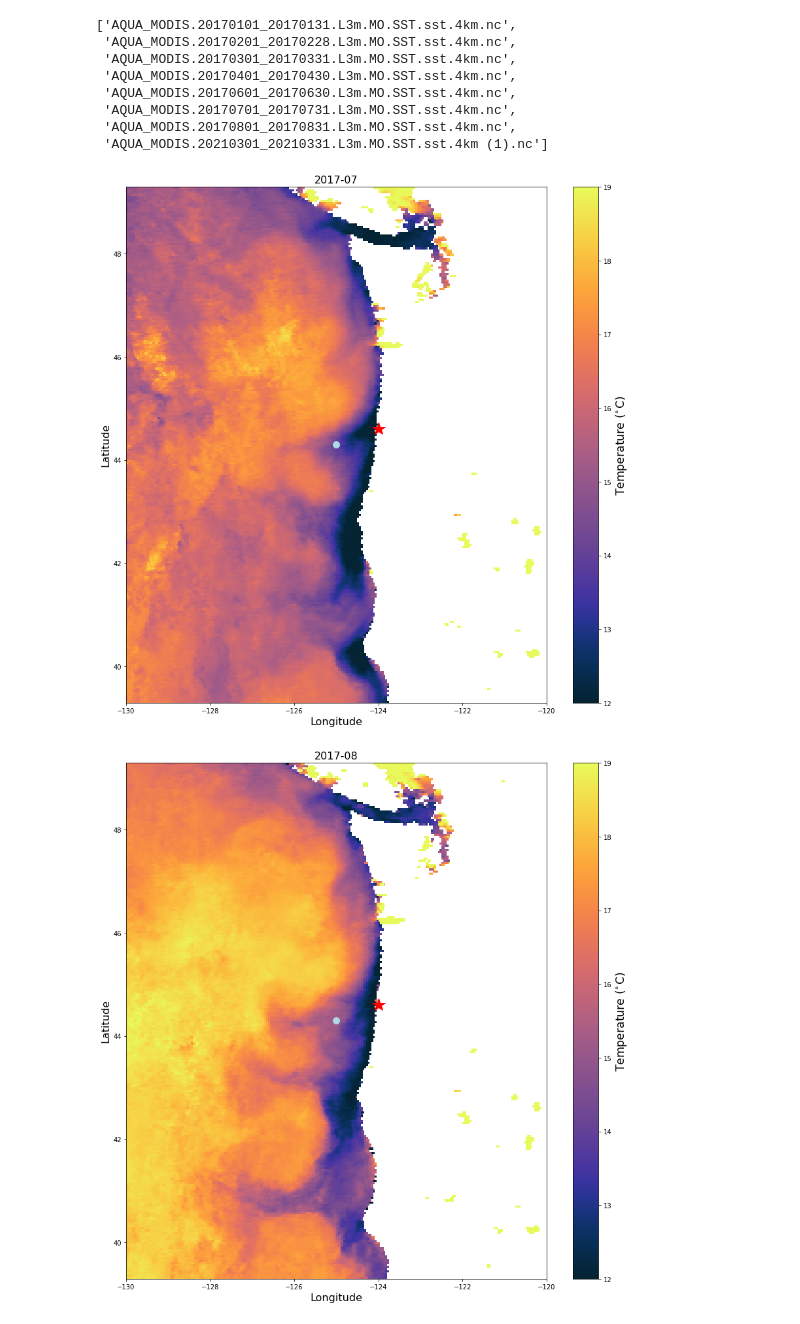
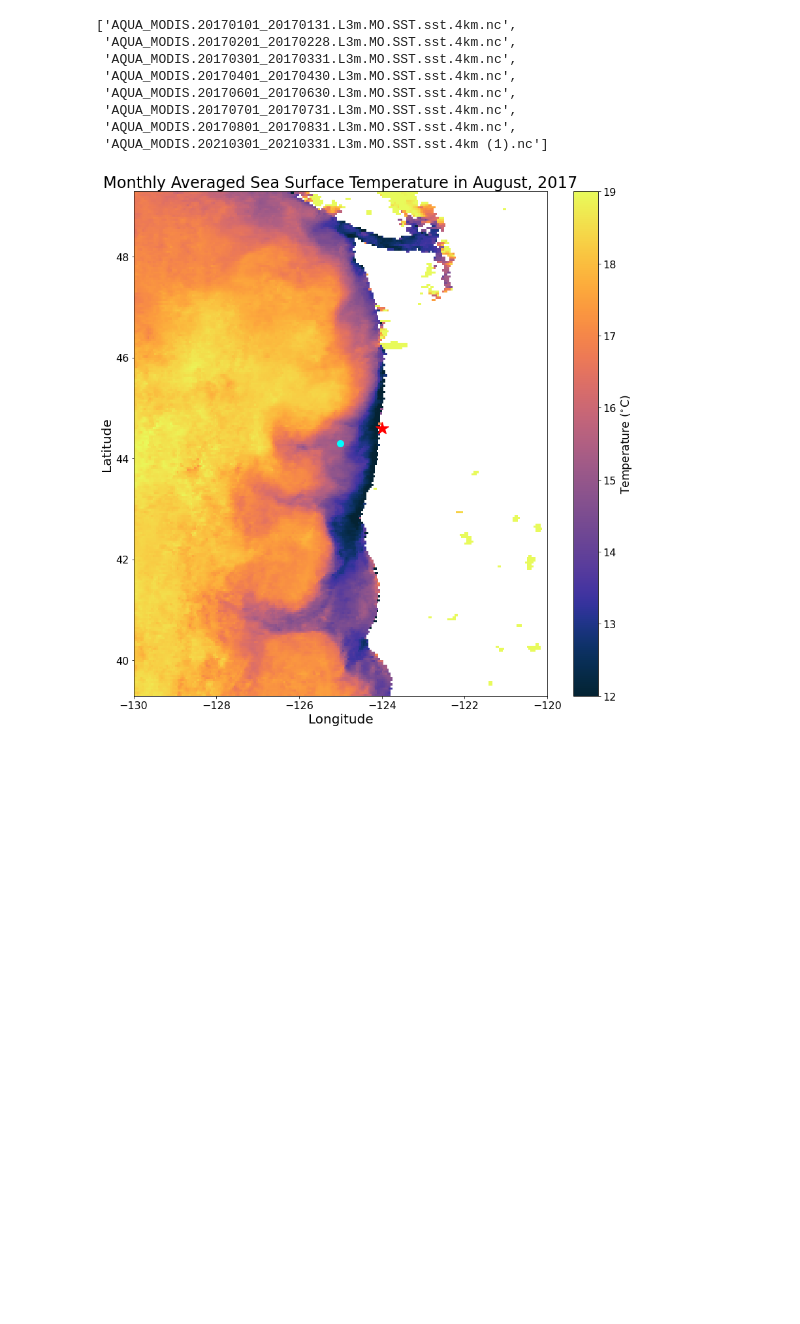
Before and after one commit to dgumustel/blog_visualizations, a Jupyter notebook: SST/modis-sst.ipynb, the cells around one changed output. Drawn from its saved outputs; the diff is of its cells as text; code cells hidden in the pictures; blank space fills up the shorter version.

Commit message:
updated titles and labels

```diff
--- a/SST/modis-sst.ipynb
+++ b/SST/modis-sst.ipynb
@@ -153,23 +153,26 @@ files
 # %%
 vmin = 12
 vmax = 19
 
-for ds in datasets[5:7]:
-#     ds = datasets[i]
-    ds_slice = ds.sel(lat=slice(site_lat + radius, site_lat - radius), lon=slice(site_lon - radius, site_lon + radius))
-    im = ds_slice.sst.plot(x='lon', y='lat', figsize=(12,12), vmin=vmin, vmax=vmax, cmap=cmocean.cm.thermal, add_colorbar=False)
-    plt.title(ds.attrs['time_coverage_start'][:7], size=16)
+ds = datasets[6]
+ds_slice = ds.sel(lat=slice(site_lat + radius, site_lat - radius), lon=slice(site_lon - radius, site_lon + radius))
+im = ds_slice.sst.plot(x='lon', y='lat', figsize=(12,12), vmin=vmin, vmax=vmax, cmap=cmocean.cm.thermal, add_colorbar=False)
 
-    cb = plt.colorbar(im)
-    cb.set_label(label="Temperature ($^{\circ}$C)", size='xx-large')
+cb = plt.colorbar(im)
+cb.set_label(label="Temperature ($^{\circ}$C)", size='xx-large')
+cb.ax.tick_params(labelsize=16)
 
-    plt.xlabel('Longitude', size=16)
-    plt.ylabel('Latitude', size=16)
-    plt.plot(-125, 44.3, markersize=20, marker='.', color='lightblue')
-    plt.plot(-124, 44.6, markersize=20, marker='*', color='red')
-    plt.tight_layout()
-    plt.savefig(f'./visualizations/{ds.attrs["time_coverage_start"][:7]}.png')
+plt.title('Monthly Averaged Sea Surface Temperature in August, 2017', size=24)
+plt.xlabel('Longitude', size=20)
+plt.ylabel('Latitude', size=20)
+plt.xticks(size=16)
+plt.yticks(size=16)
+
+plt.plot(-125, 44.3, markersize=20, marker='.', color='cyan')
+plt.plot(-124, 44.6, markersize=20, marker='*', color='red')
+
+plt.tight_layout()
+plt.savefig(f'./visualizations/{ds.attrs["time_coverage_start"][:7]}.png')
 # %% [output]
-[figure, old version]
+[figure, new version]
-[figure, removed]
 # %% [markdown]
```
Also changed, not shown: parts of 6 cells of this notebook, 2 other files.
